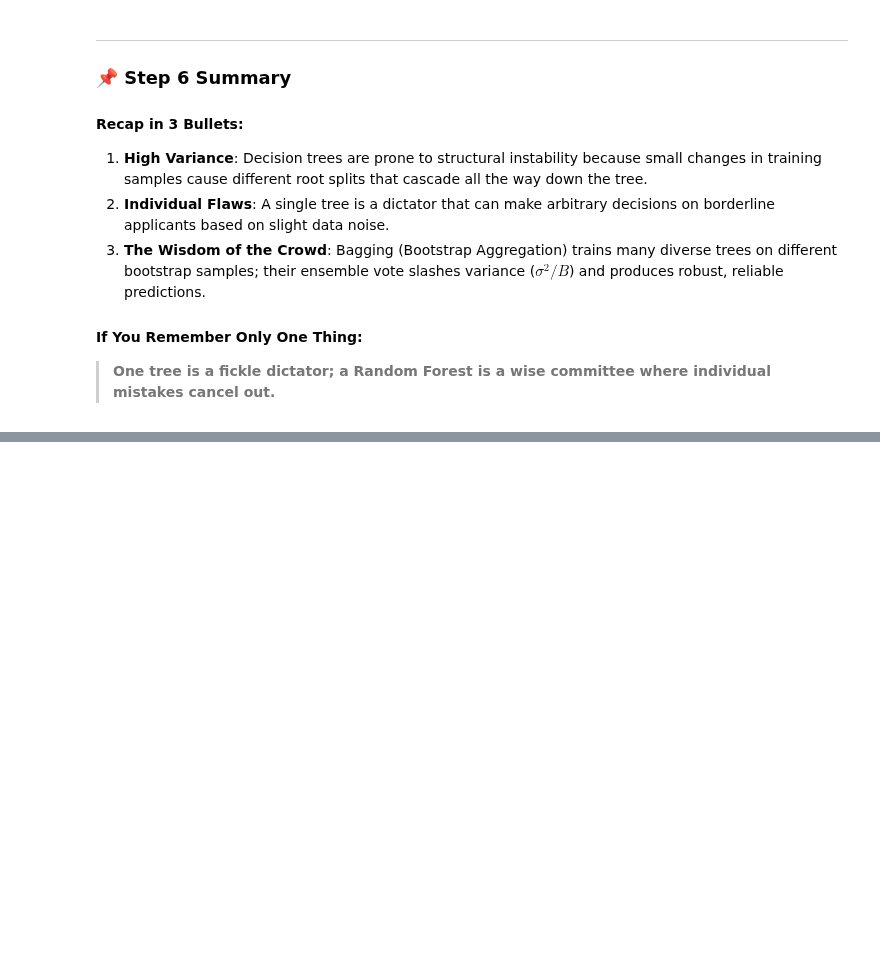
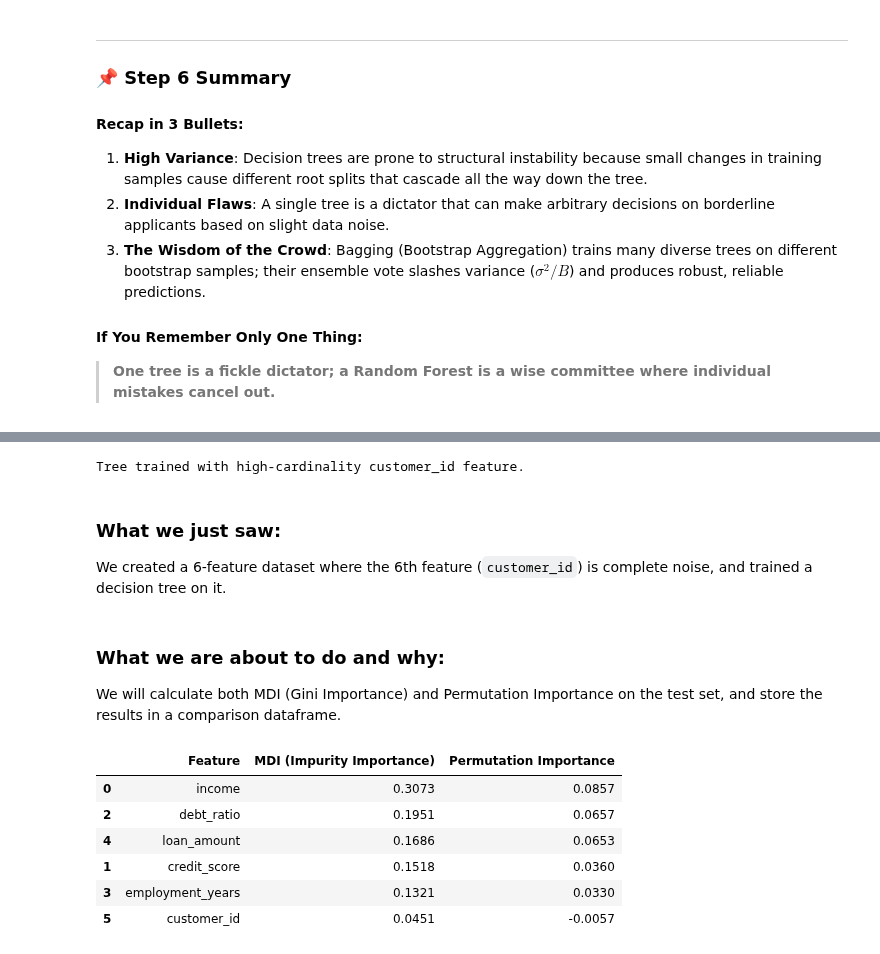
Before and after one commit to Arnav-Shrivastava/decision-trees-regression-zero-to-one, a Jupyter notebook: decision_trees_zero_to_one.ipynb, the cells around one changed output, grey strips where cells are left out. Saved outputs shown, nothing was run; the diff lists cells and outputs as text; code cells hidden in the pictures; blank space fills up the shorter version.

```diff
--- a/decision_trees_zero_to_one.ipynb
+++ b/decision_trees_zero_to_one.ipynb
@@ -1502,0 +1559,53 @@ The 3 trees disagreed on ~10-15% of borderline applicants! However, combining th
+# %%
+# Add synthetic useless ID feature with high cardinality
+np.random.seed(42)
+customer_ids = np.random.permutation(np.arange(1000, 1000 + len(df_loans)))
+
+X_with_id = np.column_stack([X, customer_ids])
+feature_cols_with_id = feature_cols + ["customer_id"]
+
+# Split into train and test
+X_tr_id, X_te_id, y_tr_id, y_te_id = train_test_split(
+    X_with_id, y, test_size=0.20, random_state=42, stratify=y
+)
+
+# Train decision tree on dataset containing the useless ID
+tree_with_id = DecisionTreeClassifier(max_depth=6, random_state=42)
+tree_with_id.fit(X_tr_id, y_tr_id)
+print("Tree trained with high-cardinality customer_id feature.")
+# %% [output]
+Tree trained with high-cardinality customer_id feature.
+# %% [markdown]
+### What we just saw:
+We created a 6-feature dataset where the 6th feature (`customer_id`) is complete noise, and trained a decision tree on it.
+# %% [markdown]
+### What we are about to do and why:
+We will calculate both MDI (Gini Importance) and Permutation Importance on the test set, and store the results in a comparison dataframe.
+# %%
+from sklearn.inspection import permutation_importance
+
+# 1. Impurity-based importance (MDI)
+mdi_importances = tree_with_id.feature_importances_
+
+# 2. Permutation-based importance on held-out test set
+perm_result = permutation_importance(
+    tree_with_id, X_te_id, y_te_id, n_repeats=10, random_state=42
+)
+perm_importances = perm_result.importances_mean
+
+# Assemble into comparison table
+feat_imp_df = pd.DataFrame({
+    "Feature": feature_cols_with_id,
+    "MDI (Impurity Importance)": mdi_importances,
+    "Permutation Importance": perm_importances
+}).sort_values(by="MDI (Impurity Importance)", ascending=False)
+
+display(feat_imp_df.round(4))
+# %% [output]
+|  | Feature | MDI (Impurity Importance) | Permutation Importance |
+| 0 | income | 0.3073 | 0.0857 |
+| 2 | debt_ratio | 0.1951 | 0.0657 |
+| 4 | loan_amount | 0.1686 | 0.0653 |
+| 1 | credit_score | 0.1518 | 0.0360 |
+| 3 | employment_years | 0.1321 | 0.0330 |
+| 5 | customer_id | 0.0451 | -0.0057 |
```
Also changed, not shown: parts of 8 cells of this notebook, 1 other file.
